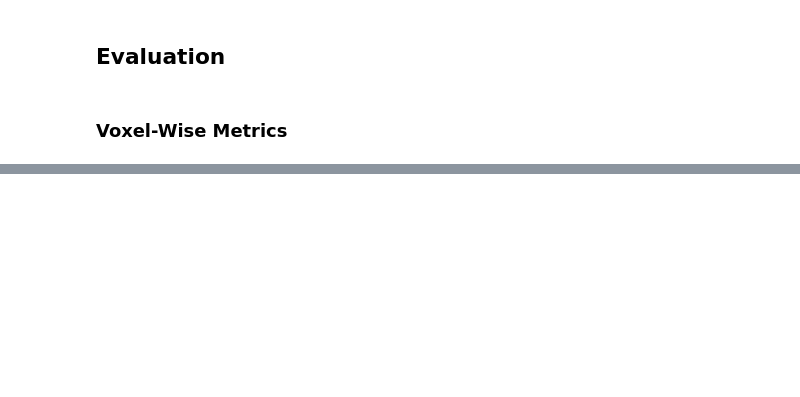
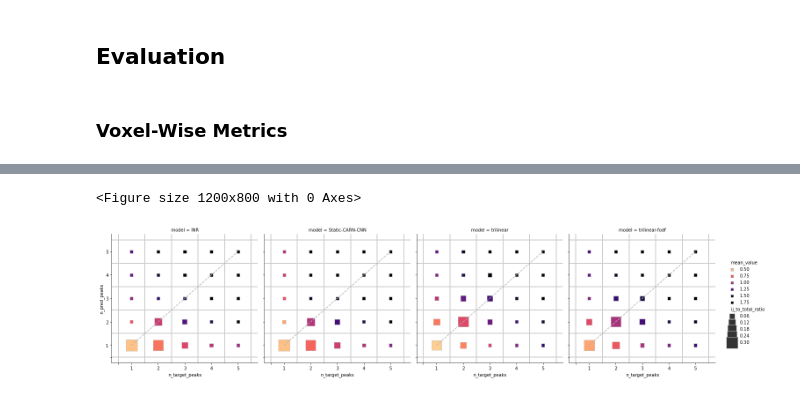
Before and after one commit to TylerSpears/fenri, a Jupyter notebook: notebooks/data_analysis/native_resolution_quant_comparison_results.ipynb, the cells around one changed output, grey strips where cells are left out. Drawn from its saved outputs; the diff is of its cells as text; code cells hidden in the pictures; blank space fills up the shorter version.

Commit message:
tf cache fix, inr bn, quant. eval fixel caching, various fixes & analysis tweaks

```diff
--- a/notebooks/data_analysis/native_resolution_quant_comparison_results.ipynb
+++ b/notebooks/data_analysis/native_resolution_quant_comparison_results.ipynb
@@ -247,10 +255,14 @@ for subj_id in test_subj_ids:
     d_i.gt.f.odf_coeff = gt_fs["fodf"]
     d_i.gt.f.brain_mask = gt_fs["mask"]
     d_i.gt.f.fivett = gt_fs["fivett"]
+    d_i.gt.f.fixel.wm_peak_dirs = (
+        d_i.gt.f.odf_coeff.parent / "fixel" / "wm_peak_dirs.nii.gz"
+    )
 
     d_i.gt.nib.odf_coeff = nib_im_loader(d_i.gt.f.odf_coeff)
     d_i.gt.nib.brain_mask = nib_im_loader(d_i.gt.f.brain_mask)
     d_i.gt.nib.fivett = nib_im_loader(d_i.gt.f.fivett)
+    d_i.gt.nib.fixel.wm_peak_dirs = nib_im_loader(d_i.gt.f.fixel.wm_peak_dirs)
 
     # Break up the fivett into the different tissues.
     fivett = nib_fdata_loader(d_i.gt.nib.fivett, bool, caching="unchanged")
@@ -292,6 +355,9 @@ theta, phi = pitn.odf.get_torch_sample_sphere_coords(sphere, device, torch.float
 
 def jsd_metric(input_odf_coeffs, target_odf_coeffs, mask, theta, phi):
     epsilon = 1e-5
+    batch_size = input_odf_coeffs.shape[0]
+    if batch_size != 1:
+        raise NotImplementedError("ERROR: Batch size != 1 not supported")
     input_sphere_samples = pitn.odf.sample_sphere_coords(
         input_odf_coeffs * mask,
         theta=theta,
@@ -301,7 +367,6 @@ def jsd_metric(input_odf_coeffs, target_odf_coeffs, mask, theta, phi):
         mask=mask,
         force_nonnegative=True,
     )
-    batch_size = input_odf_coeffs.shape[0]
     n_sphere_samples = input_sphere_samples.shape[1]
     sphere_mask = mask.expand_as(input_sphere_samples)
     # Mask and reshape to (n_vox x batch_size) x n_prob_samples
@@ -378,6 +662,8 @@ metric_fns = (partial(jsd_metric, theta=theta, phi=phi), mse_metric)
 ## Evaluation
 # %% [markdown]
 ### Voxel-Wise Metrics
+# %%
+VOXEL_USE_CSV = False
 # %%
 voxelwise_metrics_results_table = dict(
     subj_id=list(),
@@ -542,0 +858,2 @@ p
+# %%
+FIXEL_USE_CSV = True
@@ -542,0 +1290,51 @@ p
+# %%
+plot_table = peak_metrics_results_table.copy()
+plot_table.model[plot_table.model.map(lambda n: "inr" in n.casefold())] = "INR"
+plot_table = plot_table[plot_table.n_pred_peaks > 0]
+plot_table = plot_table[plot_table.n_target_peaks > 0]
+plot_table["ij_to_total_ratio"] = (
+    plot_table.n_vox_with_pred_and_target_peaks / plot_table.n_vox_target_wm
+)
+plot_table = plot_table.groupby(["n_target_peaks", "n_pred_peaks", "model"]).mean(
+    numeric_only=True
+)
+min_ratio = plot_table.ij_to_total_ratio.min()
+max_ratio = plot_table.ij_to_total_ratio.max()
+min_max_ratio_ratio = min_ratio / max_ratio
+# with sns.axes_style("whitegrid"):
+with mpl.rc_context({"scatter.marker": "s"}):
+    plt.figure(dpi=200)
+    g = sns.relplot(
+        plot_table,
+        x="n_target_peaks",
+        y="n_pred_peaks",
+        hue="mean_value",
+        col="model",
+        kind="scatter",
+        size="ij_to_total_ratio",
+        hue_norm=(0.3, np.pi / 2),
+        edgecolor="0.7",
+        sizes=((2000 * min_max_ratio_ratio) + 50, 2050),
+        size_norm=(0.01, 1.0),
+        palette="magma_r",
+        # marker='s',
+    )
+
+    grid_ls = sns.axes_style("whitegrid")["grid.linestyle"]
+    grid_color = sns.axes_style("whitegrid")["grid.color"]
+    for l_x in np.arange(0.5, 6.5):
+        for l_y in np.arange(0.5, 6.5):
+            g = g.refline(x=l_x, y=l_x, ls=grid_ls, color=grid_color, zorder=1.0)
+
+    for ax in g.axes.flat:
+        ax.plot([1, 5], [1, 5], color="0.7", ls="--", zorder=1000)
+        ax.set_xticks([0.5] + np.arange(1, 6).tolist())
+        ax.set_yticks([0.5] + np.arange(1, 6).tolist())
+        ax.set_xticklabels([""] + np.arange(1, 6).tolist())
+        ax.set_yticklabels([""] + np.arange(1, 6).tolist())
+    for artist in g.legend.legendHandles:
+        artist.set_edgecolor(".7")
+    g
+# %% [output]
+<Figure size 1200x800 with 0 Axes>
+[figure, added]
```
Also changed, not shown: parts of 24 cells of this notebook, 9 other files.
